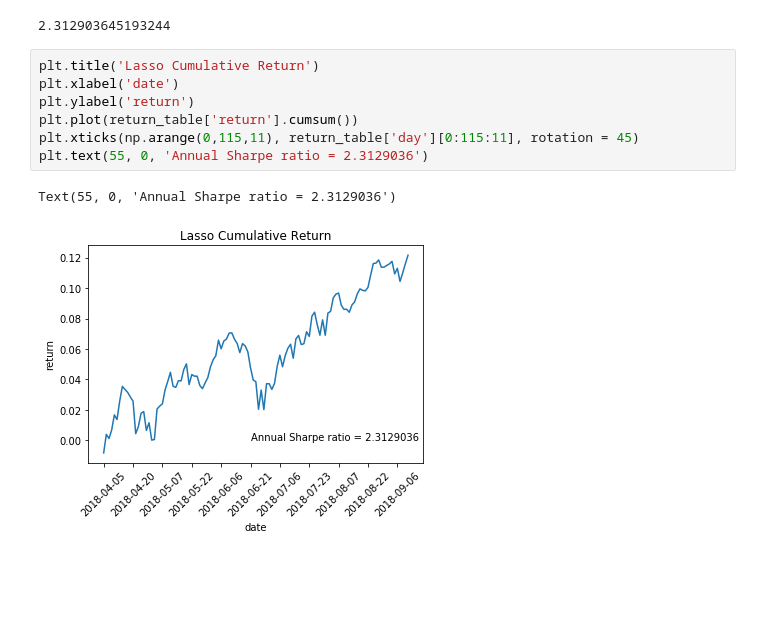
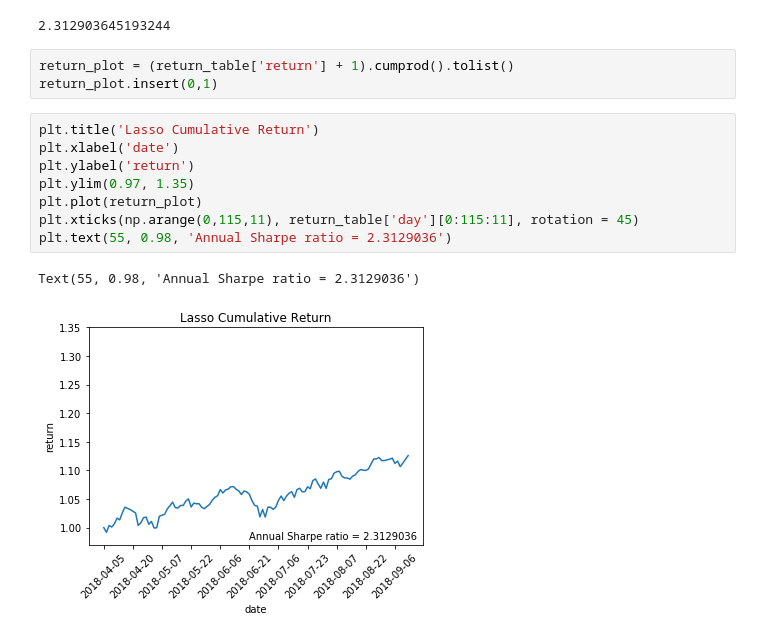
Before and after one commit to d1s0rder/Stock-Market-Prediction, a Jupyter notebook: Lasso.ipynb, the cells around one changed output. Cells and saved outputs as stored; diff of their text form; blank space fills up the shorter version.

```diff
--- a/Lasso.ipynb
+++ b/Lasso.ipynb
@@ -158,13 +158,17 @@ sharpe = (return_table['return'].mean() / return_table['return'].std()) * np.sqr
 print(sharpe)
 # %% [output]
 2.312903645193244
+# %%
+return_plot = (return_table['return'] + 1).cumprod().tolist()
+return_plot.insert(0,1)
 # %%
 plt.title('Lasso Cumulative Return')
 plt.xlabel('date')
 plt.ylabel('return')
-plt.plot(return_table['return'].cumsum())
+plt.ylim(0.97, 1.35)
+plt.plot(return_plot)
 plt.xticks(np.arange(0,115,11), return_table['day'][0:115:11], rotation = 45)
-plt.text(55, 0, 'Annual Sharpe ratio = 2.3129036')
+plt.text(55, 0.98, 'Annual Sharpe ratio = 2.3129036')
 # %% [output]
-Text(55, 0, 'Annual Sharpe ratio = 2.3129036')
+Text(55, 0.98, 'Annual Sharpe ratio = 2.3129036')
-[figure, old version]
+[figure, new version]
```
